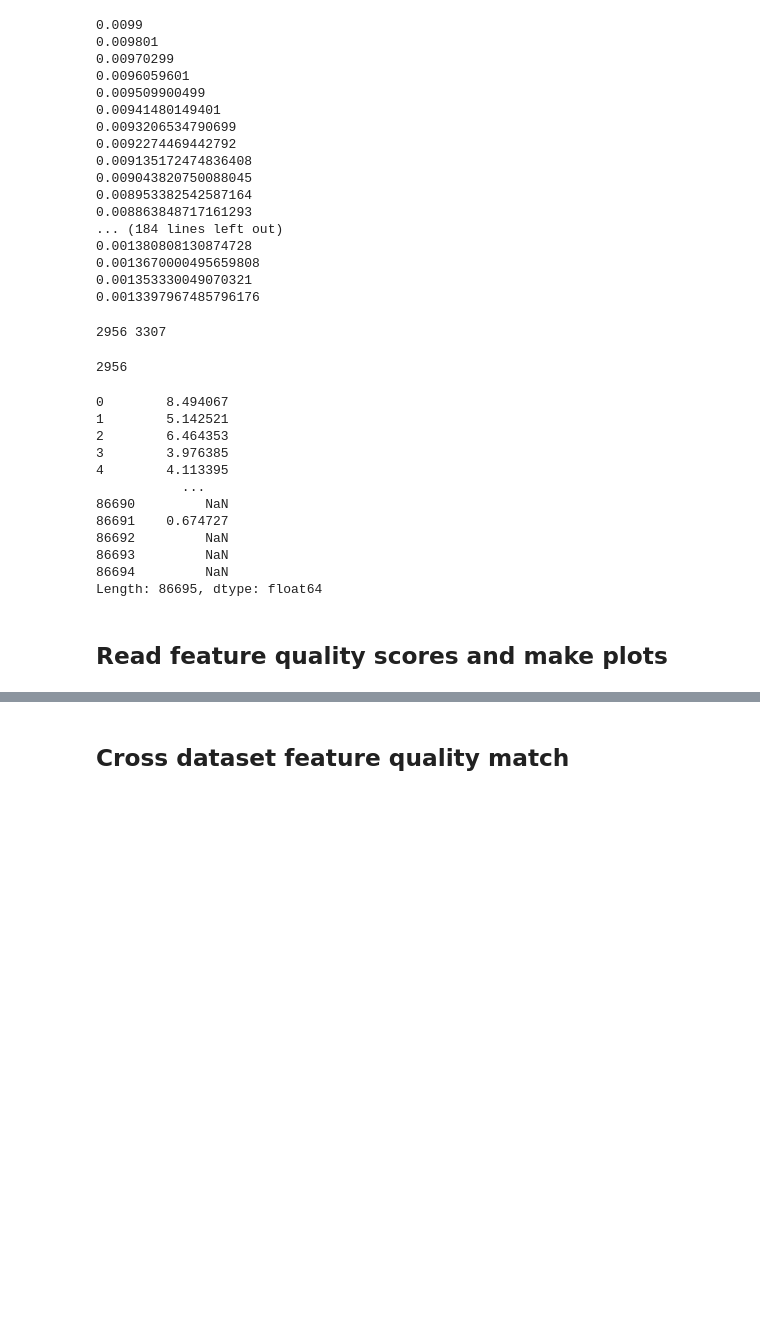
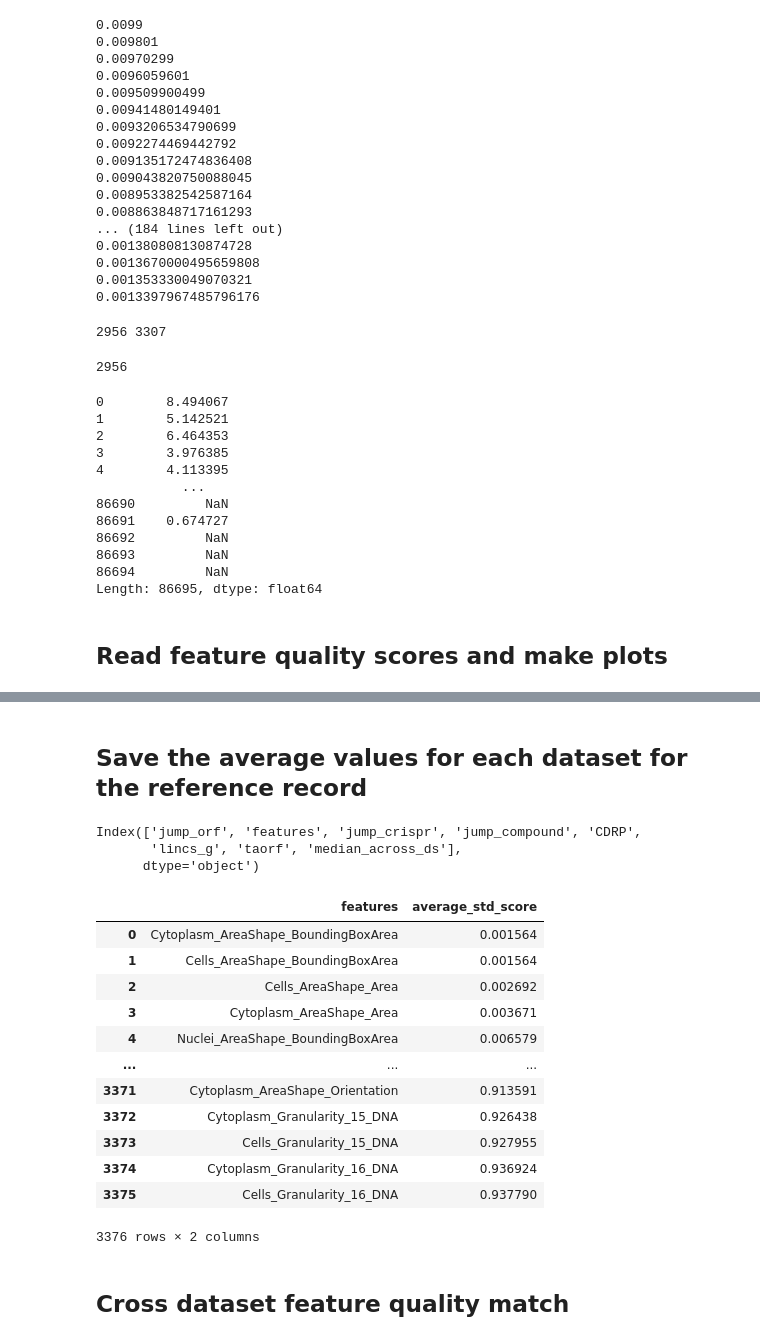
Before and after one commit to broadinstitute/SingleCell_Morphological_Analysis, a Jupyter notebook: scripts/jump_fq/jump_feature_quality.ipynb, the cells around one changed output, grey strips where cells are left out. Cells and saved outputs as stored; diff of their text form; code cells hidden in the pictures; blank space fills up the shorter version.

```diff
--- a/scripts/jump_fq/jump_feature_quality.ipynb
+++ b/scripts/jump_fq/jump_feature_quality.ipynb
@@ -462,11 +539,11 @@ Name: Metadata_Sample_Dose, Length: 152986, dtype: object
 # %%
 %time
 
-dataset = "jump_orf"
-dataset = "CDRP"
+# dataset = "jump_orf"
+# dataset = "CDRP"
 # dataset='lincs'
 # dataset="jump_crispr"
-# dataset = "jump_compound"
+dataset = "jump_compound"
 # dataset = "lincs_g"
 
 ##################### Read preprocessed metadata
@@ -491,6 +568,7 @@ if "Metadata_Source" not in annot.columns:
     annot["Metadata_Source"] = "broad"
 
 sources = annot["Metadata_Source"].unique()
+sources=['source_9']
 for si in sources:
     annot_source = annot[annot["Metadata_Source"] == si].reset_index()
 
@@ -606,7 +684,7 @@ for si in sources:
     df_rep_level_scaled = df_rep_level_scaled[
         df_rep_level_scaled[ds_info_dict[dataset]["untreated_key_val"][0]]
         != ds_info_dict[dataset]["untreated_key_val"][1]
-    ].reset_index()
+    ].reset_index(drop=True)
 
     if 0:
         fh_2save, repCorrDf = replicate_null_corr_coefs(
@@ -650,9 +728,9 @@ for si in sources:
     ].reset_index(drop=True)
 
     DS_featureQ_rank = pd.DataFrame(
-        data=df_rep_level_scaled2.groupby(pert_col)
+        data=df_rep_level_scaled2.groupby(pert_col)[cp_features_analysis]
         .std()
-        .mean()[cp_features_analysis],
+        .mean(),
         index=cp_features_analysis,
         columns=["average_std_score"],
     )
@@ -671,9 +749,9 @@ for si in sources:
         ].reset_index(drop=True)
 
         DS_featureQ_rank["average_std_score_" + b] = (
-            df_rep_per_batch2.groupby(pert_col)
+            df_rep_per_batch2.groupby(pert_col)[cp_features_analysis]
             .std()
-            .mean()[cp_features_analysis]
+            .mean()
         )
 
     DS_featureQ_rank2 = (
@@ -1355,11 +1422,11 @@ import scienceplots
 
 plt.style.use(["science", "no-latex"])
 # dataset = "jump_orf"
-# dataset='CDRP'
+# dataset = "CDRP"
 # dataset = "lincs_g"
-# dataset="jump_crispr"
+dataset = "jump_crispr"
 # dataset = "jump_compound"
-# dataset="taorf"
+# dataset = "taorf"
 
 ##################### Read preprocessed metadata
 annot = pd.read_csv(
@@ -1403,0 +1489,2 @@ ValueError: The number of observations cannot be determined on an empty distance
+# %% [markdown]
+## Save the average values for each dataset for the reference record
@@ -1404,3 +1551,26 @@ ValueError: The number of observations cannot be determined on an empty distance
+# %%
+dataset_fq_df.columns
+# %% [output]
+Index(['jump_orf', 'features', 'jump_crispr', 'jump_compound', 'CDRP',
+       'lincs_g', 'taorf', 'median_across_ds'],
+      dtype='object')
+# %%
+# DS_X_featureQ_rank_df  # ["average_std_score"]
+DS_X_featureQ_rank_df[["features", "average_std_score"]]
+# %% [output]
+|  | features | average_std_score |
+| 0 | Cytoplasm_AreaShape_BoundingBoxArea | 0.001564 |
+| 1 | Cells_AreaShape_BoundingBoxArea | 0.001564 |
+| 2 | Cells_AreaShape_Area | 0.002692 |
+| 3 | Cytoplasm_AreaShape_Area | 0.003671 |
+| 4 | Nuclei_AreaShape_BoundingBoxArea | 0.006579 |
+| ... | ... | ... |
+| 3371 | Cytoplasm_AreaShape_Orientation | 0.913591 |
+| 3372 | Cytoplasm_Granularity_15_DNA | 0.926438 |
+| 3373 | Cells_Granularity_15_DNA | 0.927955 |
+| 3374 | Cytoplasm_Granularity_16_DNA | 0.936924 |
+| 3375 | Cells_Granularity_16_DNA | 0.937790 |
+3376 rows × 2 columns
 # %% [markdown]
 ## Cross dataset feature quality match
 # %%
```
Also changed, not shown: parts of 27 cells of this notebook, 1 other file.
